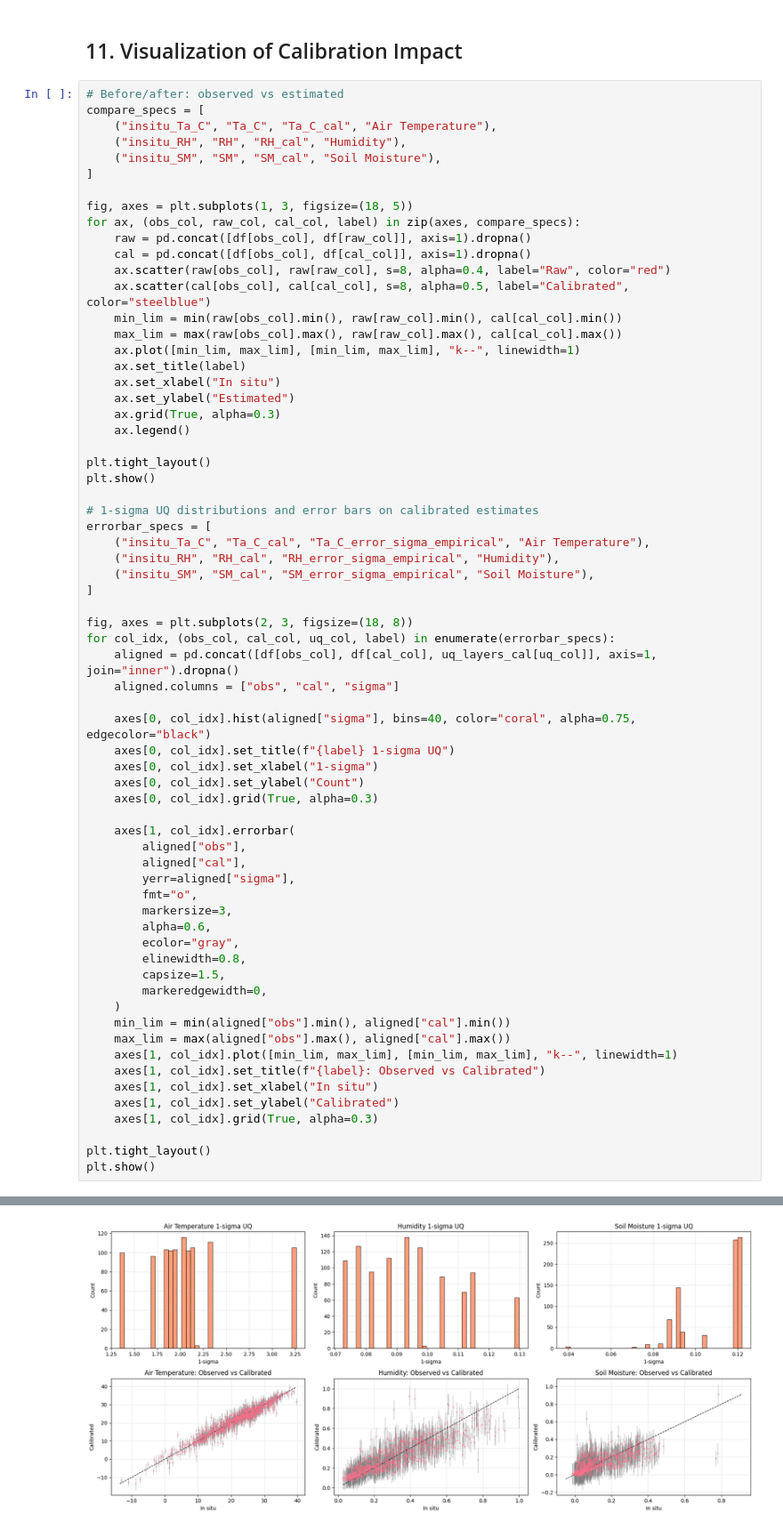
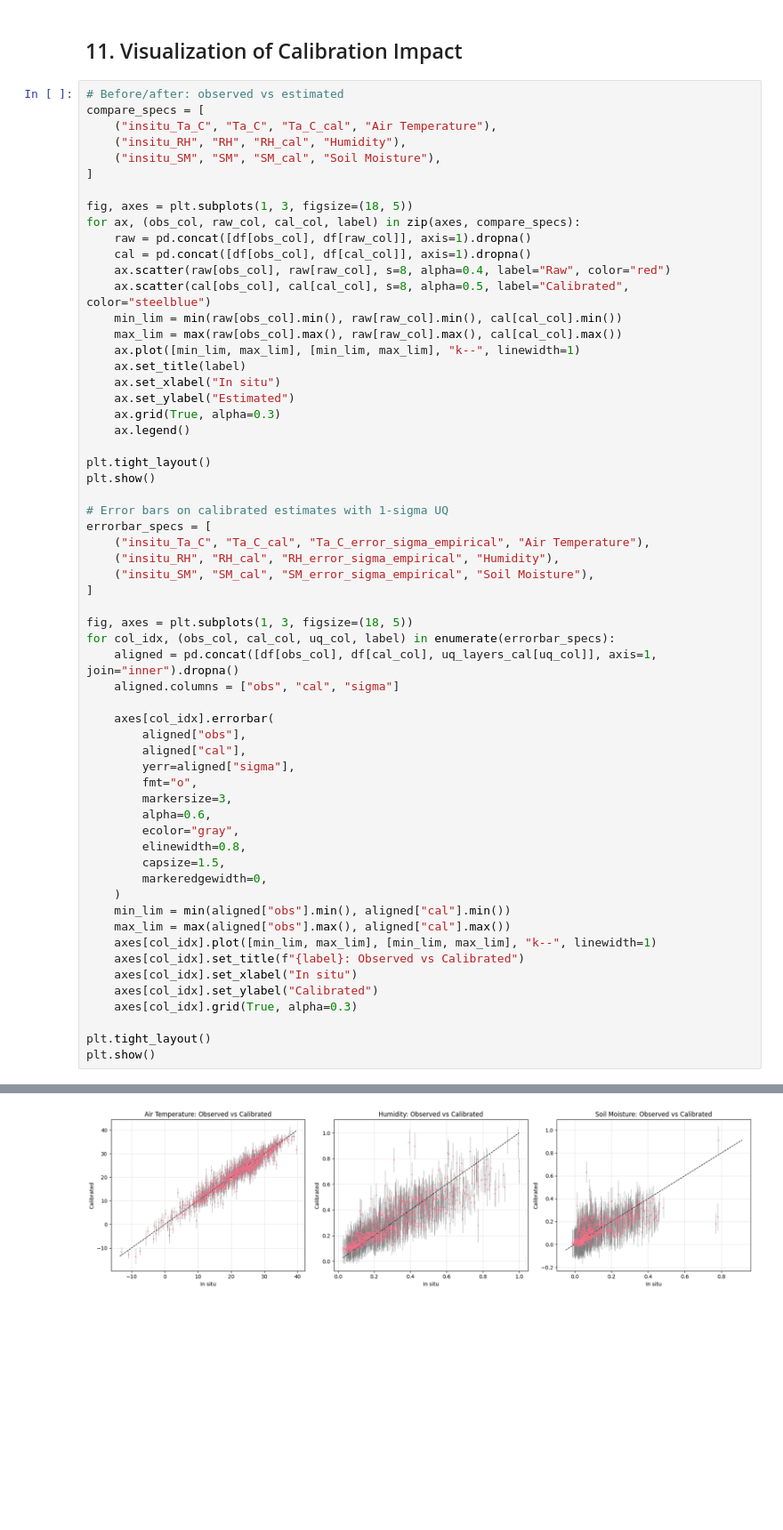
Before and after one commit to gregory-halverson-jpl/JET3, a Jupyter notebook: notebooks/Meteorology Calibration.ipynb, the cells around one changed output, grey strips where cells are left out. Shown at 89% size. Cells and saved outputs as stored; diff of their text form; blank space fills up the shorter version.

Commit message:
removing histogram plots

```diff
--- a/notebooks/Meteorology Calibration.ipynb
+++ b/notebooks/Meteorology Calibration.ipynb
@@ -432,46 +432,40 @@ for ax, (obs_col, raw_col, cal_col, label) in zip(axes, compare_specs):
 plt.tight_layout()
 plt.show()
 
-# 1-sigma UQ distributions and error bars on calibrated estimates
+# Error bars on calibrated estimates with 1-sigma UQ
 errorbar_specs = [
     ("insitu_Ta_C", "Ta_C_cal", "Ta_C_error_sigma_empirical", "Air Temperature"),
     ("insitu_RH", "RH_cal", "RH_error_sigma_empirical", "Humidity"),
     ("insitu_SM", "SM_cal", "SM_error_sigma_empirical", "Soil Moisture"),
 ]
 
-fig, axes = plt.subplots(2, 3, figsize=(18, 8))
+fig, axes = plt.subplots(1, 3, figsize=(18, 5))
 for col_idx, (obs_col, cal_col, uq_col, label) in enumerate(errorbar_specs):
     aligned = pd.concat([df[obs_col], df[cal_col], uq_layers_cal[uq_col]], axis=1, join="inner").dropna()
     aligned.columns = ["obs", "cal", "sigma"]
 
-    axes[0, col_idx].hist(aligned["sigma"], bins=40, color="coral", alpha=0.75, edgecolor="black")
-    axes[0, col_idx].set_title(f"{label} 1-sigma UQ")
-    axes[0, col_idx].set_xlabel("1-sigma")
-    axes[0, col_idx].set_ylabel("Count")
-    axes[0, col_idx].grid(True, alpha=0.3)
-
-    axes[1, col_idx].errorbar(
+    axes[col_idx].errorbar(
         aligned["obs"],
         aligned["cal"],
         yerr=aligned["sigma"],
         fmt="o",
         markersize=3,
         alpha=0.6,
         ecolor="gray",
         elinewidth=0.8,
         capsize=1.5,
         markeredgewidth=0,
     )
     min_lim = min(aligned["obs"].min(), aligned["cal"].min())
     max_lim = max(aligned["obs"].max(), aligned["cal"].max())
-    axes[1, col_idx].plot([min_lim, max_lim], [min_lim, max_lim], "k--", linewidth=1)
-    axes[1, col_idx].set_title(f"{label}: Observed vs Calibrated")
-    axes[1, col_idx].set_xlabel("In situ")
-    axes[1, col_idx].set_ylabel("Calibrated")
-    axes[1, col_idx].grid(True, alpha=0.3)
+    axes[col_idx].plot([min_lim, max_lim], [min_lim, max_lim], "k--", linewidth=1)
+    axes[col_idx].set_title(f"{label}: Observed vs Calibrated")
+    axes[col_idx].set_xlabel("In situ")
+    axes[col_idx].set_ylabel("Calibrated")
+    axes[col_idx].grid(True, alpha=0.3)
 
 plt.tight_layout()
 plt.show()
 # %% [output]
 [figure]
-[figure, old version]
+[figure, new version]
```
